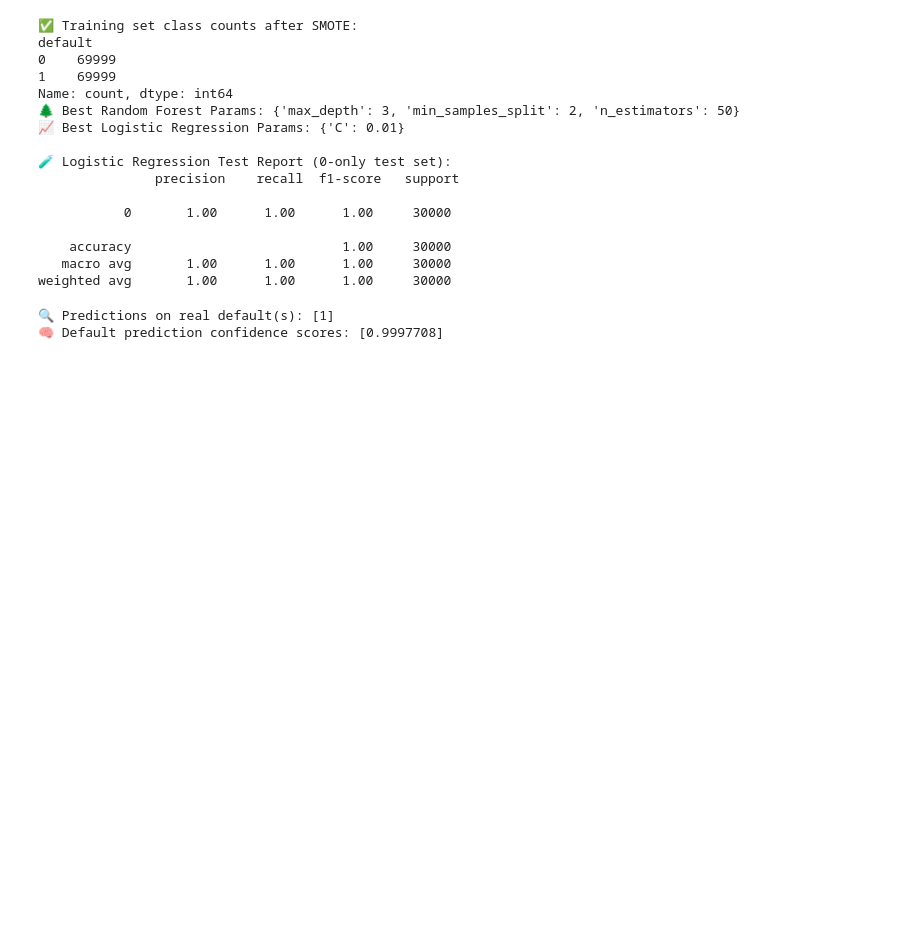
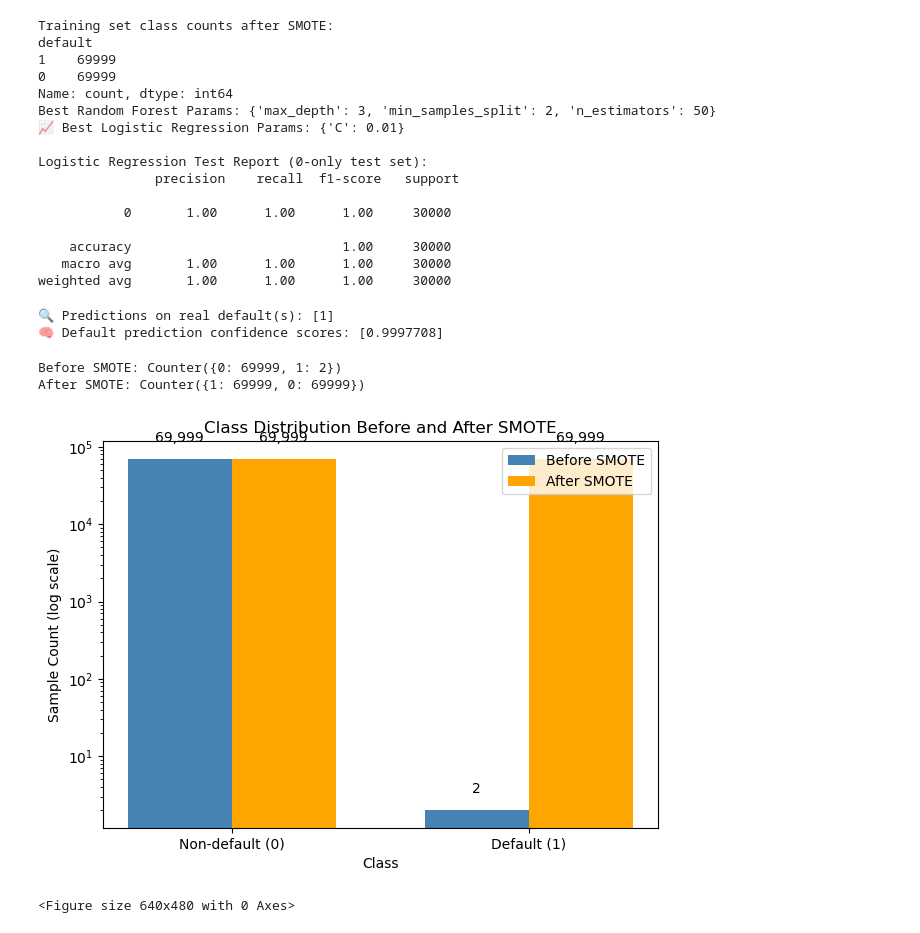
Before and after one commit to dhruvikadhiwala/credit-risk-ml, a Jupyter notebook: notebooks/hyperparameter_tuning.ipynb, the cells around one changed output. Saved outputs shown, nothing was run; the diff lists cells and outputs as text; code cells hidden in the pictures; blank space fills up the shorter version.

Commit message:
Created a bar chart to compare before/after Smote

```diff
--- a/notebooks/hyperparameter_tuning.ipynb
+++ b/notebooks/hyperparameter_tuning.ipynb
@@ -26,6 +26,14 @@ y_pos_train = y_pos.iloc[:2]
 
 # Split remaining negatives
 X_neg_train, X_neg_test, y_neg_train, y_neg_test = train_test_split(X_neg, y_neg, test_size=0.3, random_state=42)
+
+# Combine selected positives with negative training samples
+X_train = pd.concat([X_pos_train, X_neg_train])
+y_train = pd.concat([y_pos_train, y_neg_train])
+
+# Standard test set (just negatives, as per your original plan)
+X_test = X_neg_test
+y_test = y_neg_test
 
 # Check if we have at least 2 positive samples
 if sum(y_train == 1) < 2:
@@ -78,15 +86,15 @@ print("📈 Best Logistic Regression Params:", lr_grid.best_params_)
 y_pred = lr_grid.best_estimator_.predict(X_test_scaled)
 print("\nLogistic Regression Test Report (0-only test set):\n", classification_report(y_test, y_pred, zero_division=0))
 # %% [output]
-✅ Training set class counts after SMOTE:
+Training set class counts after SMOTE:
 default
+1    69999
 0    69999
-1    69999
 Name: count, dtype: int64
-🌲 Best Random Forest Params: {'max_depth': 3, 'min_samples_split': 2, 'n_estimators': 50}
+Best Random Forest Params: {'max_depth': 3, 'min_samples_split': 2, 'n_estimators': 50}
 📈 Best Logistic Regression Params: {'C': 0.01}
 
-🧪 Logistic Regression Test Report (0-only test set):
+Logistic Regression Test Report (0-only test set):
                precision    recall  f1-score   support
 
            0       1.00      1.00      1.00     30000
@@ -107,3 +115,54 @@ print("Default prediction confidence scores:", default_proba)
 # %% [output]
 🔍 Predictions on real default(s): [1]
 🧠 Default prediction confidence scores: [0.9997708]
+# %%
+print("Before SMOTE:", before_counts)
+print("After SMOTE:", after_counts)
+# %% [output]
+Before SMOTE: Counter({0: 69999, 1: 2})
+After SMOTE: Counter({1: 69999, 0: 69999})
+# %%
+import matplotlib.pyplot as plt
+import numpy as np
+from collections import Counter
+
+# Counts
+before_counts = Counter(y_train)
+after_counts = Counter(y_train_bal)
+
+labels = ['Non-default (0)', 'Default (1)']
+x = np.arange(len(labels))
+width = 0.35
+
+before = [before_counts.get(0, 0), before_counts.get(1, 0)]
+after = [after_counts.get(0, 0), after_counts.get(1, 0)]
+
+fig, ax = plt.subplots()
+bars1 = ax.bar(x - width/2, before, width, label='Before SMOTE', color='steelblue')
+bars2 = ax.bar(x + width/2, after, width, label='After SMOTE', color='orange')
+
+# Annotate
+for bar in bars1 + bars2:
+    height = bar.get_height()
+    ax.annotate(f'{height:,}',
+                xy=(bar.get_x() + bar.get_width() / 2, height),
+                xytext=(0, 10),
+                textcoords="offset points",
+                ha='center', va='bottom')
+
+# Set log scale for Y-axis
+ax.set_yscale('log')
+ax.set_xlabel("Class")
+ax.set_ylabel("Sample Count (log scale)")
+ax.set_title("Class Distribution Before and After SMOTE")
+ax.set_xticks(x)
+ax.set_xticklabels(labels)
+ax.legend()
+plt.tight_layout()
+plt.show()
+
+# Save the file
+plt.savefig("../reports/figures/smote_class_balance.png", dpi=300)
+# %% [output]
+[figure, added]
+<Figure size 640x480 with 0 Axes>
```
Also changed, not shown: 1 other file.
